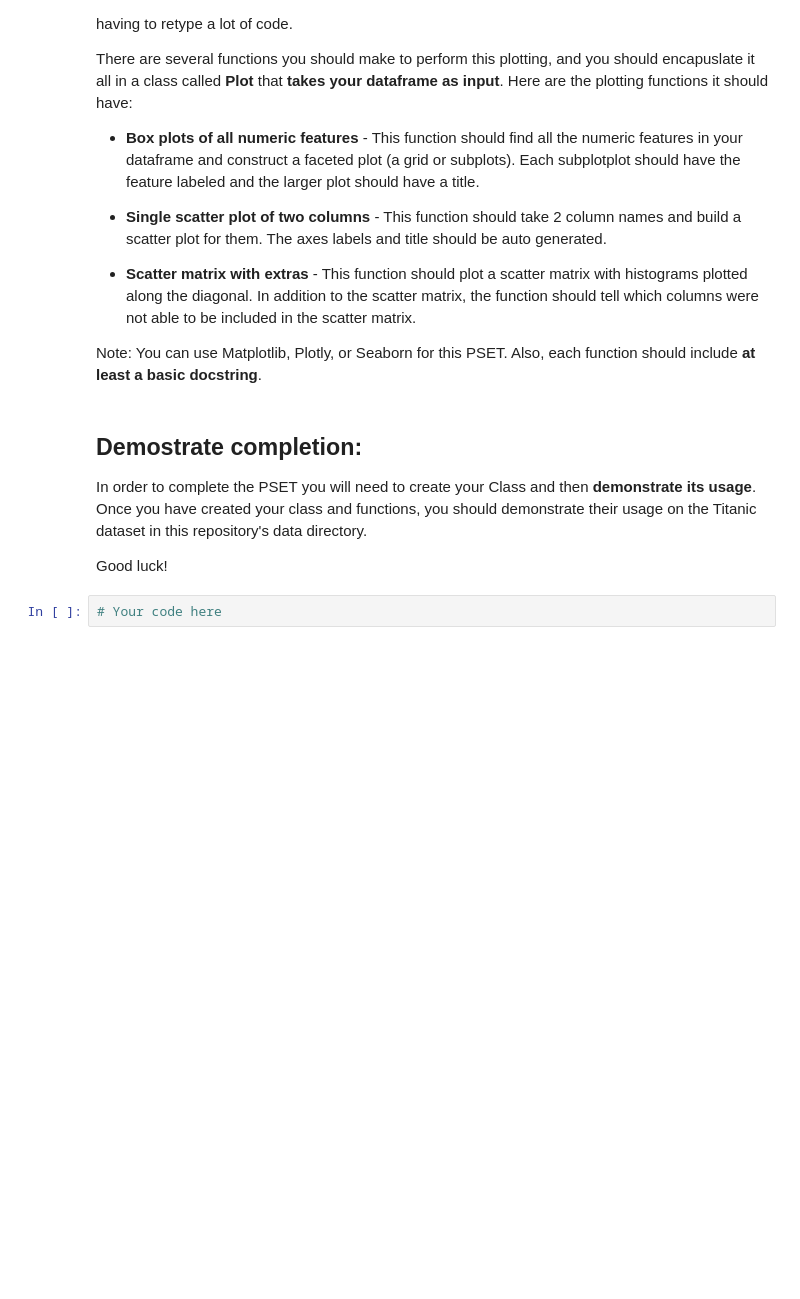
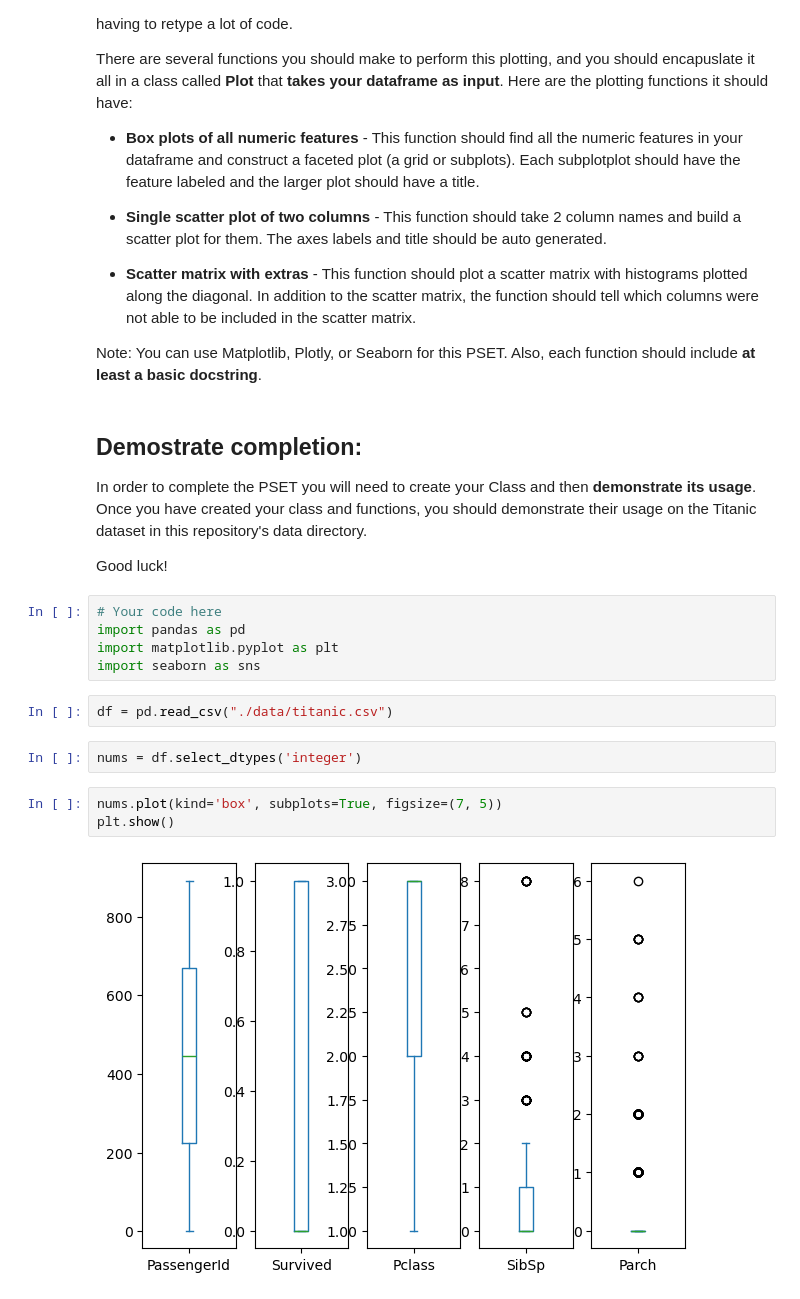
Before and after one commit to yesuiii/intermediate-python-fall-2024, a Jupyter notebook: Problem Sets/pset1.ipynb, the cells around one changed output. Drawn from its saved outputs; the diff is of its cells as text; blank space fills up the shorter version.

```diff
--- a/Problem Sets/pset1.ipynb
+++ b/Problem Sets/pset1.ipynb
@@ -29,5 +29,17 @@ Note: You can use Matplotlib, Plotly, or Seaborn for this PSET. Also, each funct
 In order to complete the PSET you will need to create your Class and then **demonstrate its usage**. Once you have created your class and functions, you should demonstrate their usage on the Titanic dataset in this repository's data directory.
 
 Good luck!
-# %%
-# Your code here
+# %%
+# Your code here
+import pandas as pd
+import matplotlib.pyplot as plt
+import seaborn as sns
+# %%
+df = pd.read_csv("./data/titanic.csv")
+# %%
+nums = df.select_dtypes('integer')
+# %%
+nums.plot(kind='box', subplots=True, figsize=(7, 5))
+plt.show()
+# %% [output]
+[figure, added]
```
Also changed, not shown: parts of 4 cells of this notebook, 14 other files.
